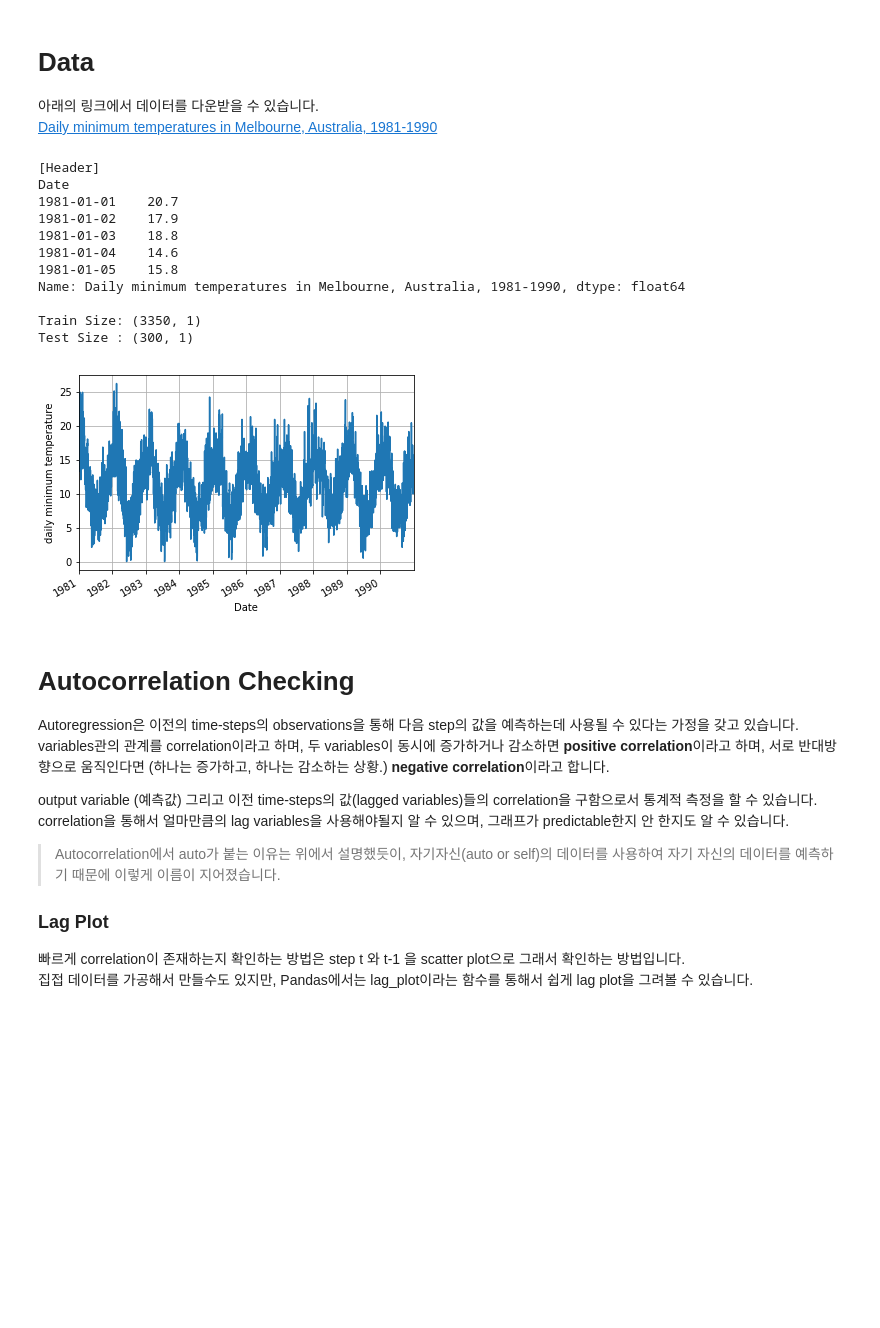
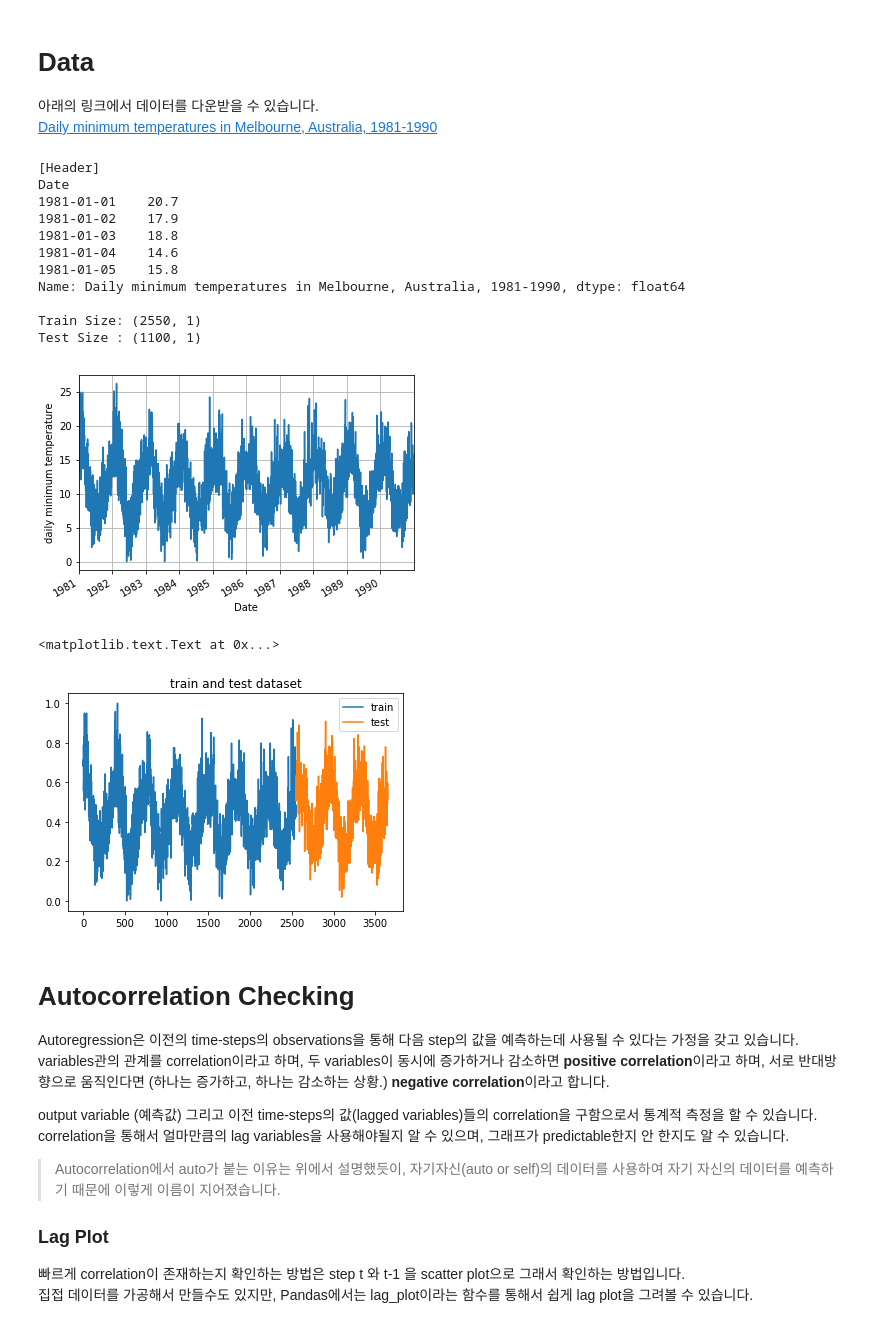
Before and after one commit to AndersonJo/arima-python, a Jupyter notebook: ARIMA.ipynb, the cells around one changed output. Cells and saved outputs as stored; diff of their text form; code cells hidden in the pictures; blank space fills up the shorter version.

```diff
--- a/ARIMA.ipynb
+++ b/ARIMA.ipynb
@@ -37,20 +38,20 @@ Populating the interactive namespace from numpy and matplotlib
 아래의 링크에서 데이터를 다운받을 수 있습니다.<br>
 [Daily minimum temperatures in Melbourne, Australia, 1981-1990](https://datamarket.com/data/set/2324/daily-minimum-temperatures-in-melbourne-australia-1981-1990#!ds=2324&display=line)
 # %%
-TEST_SIZE = 300
+TEST_SIZE = 1100
 
 _filename= '/dataset/daily-minimum-temperature-in-melbourne/daily-minimum-temperatures-in-me.csv'
-data = pd.Series.from_csv(_filename, header=0)
-data.index = data.index.to_datetime()
-data = data.astype('float64')
+dataframe = pd.Series.from_csv(_filename, header=0)
+dataframe.index = dataframe.index.to_datetime()
+dataframe = dataframe.astype('float64')
 print('[Header]')
-print(data.head())
-data.plot(grid=True)
+print(dataframe.head())
+dataframe.plot(grid=True)
 ylabel('daily minimum temperature')
 
 # Normalization
 scaler = MinMaxScaler()
-data = scaler.fit_transform(data.values.reshape((-1, 1)))
+data = scaler.fit_transform(dataframe.values.reshape((-1, 1)))
 
 # Split Training and Test Data
 train, test = data[:-TEST_SIZE], data[-TEST_SIZE:]
@@ -69,9 +70,17 @@ Date
 1981-01-05    15.8
 Name: Daily minimum temperatures in Melbourne, Australia, 1981-1990, dtype: float64
 
-Train Size: (3350, 1)
-Test Size : (300, 1)
+Train Size: (2550, 1)
+Test Size : (1100, 1)
 [figure]
+# %%
+plot(np.arange(len(train)), train, label='train')
+plot(np.arange(len(train), len(train)+len(test)), test, label='test')
+legend()
+title('train and test dataset')
+# %% [output]
+<matplotlib.text.Text at 0x...>
+[figure, added]
 # %% [markdown]
 # Autocorrelation Checking
 
```
Also changed, not shown: parts of 19 cells of this notebook.
